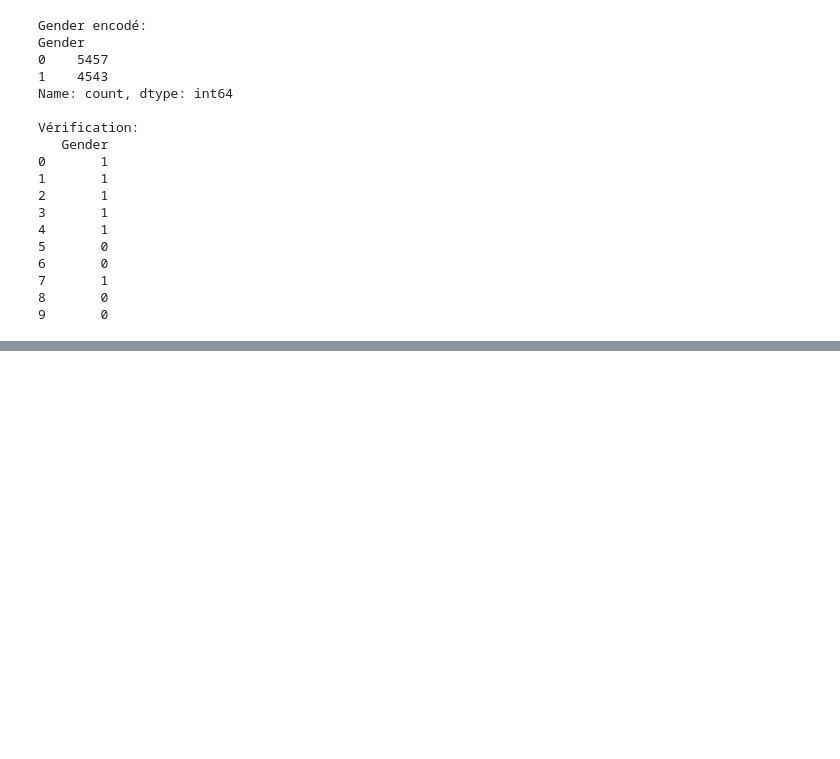
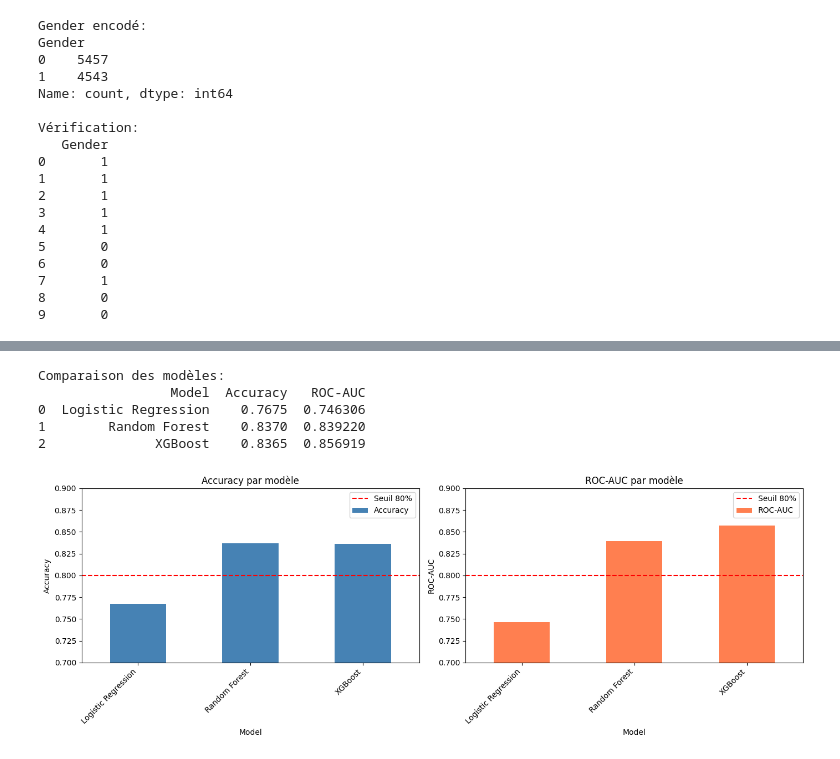
Before and after one commit to Ibrahym00/projet-data-science-fac, a Jupyter notebook: notebooks/02_preprocessing_modeling.ipynb, the cells around one changed output, grey strips where cells are left out. Cells and saved outputs as stored; diff of their text form; code cells hidden in the pictures; blank space fills up the shorter version.

Commit message:
fin modelisation

```diff
--- a/notebooks/02_preprocessing_modeling.ipynb
+++ b/notebooks/02_preprocessing_modeling.ipynb
@@ -167,0 +339,20 @@ print(df_encoded.head())
+# %%
+# Modèle 1: Logistic Regression
+print("Entraînement Logistic Regression...")
+
+lr_model = LogisticRegression(random_state=42, max_iter=1000)
+lr_model.fit(X_train_balanced, y_train_balanced)
+
+# Prédictions
+y_pred_lr = lr_model.predict(X_test)
+
+# Évaluation
+accuracy_lr = accuracy_score(y_test, y_pred_lr)
+roc_auc_lr = roc_auc_score(y_test, lr_model.predict_proba(X_test)[:, 1])
+
+print(f"\nLogistic Regression:")
+print(f"  Accuracy: {accuracy_lr:.4f}")
+print(f"  ROC-AUC: {roc_auc_lr:.4f}")
+
+print("\nClassification Report:")
+print(classification_report(y_test, y_pred_lr, target_names=['Reste (0)', 'Part (1)']))
@@ -167,0 +457,43 @@ print(df_encoded.head())
+# %%
+import pandas as pd
+
+# Créer un dataframe de comparaison
+results = pd.DataFrame({
+    'Model': ['Logistic Regression', 'Random Forest', 'XGBoost'],
+    'Accuracy': [accuracy_lr, accuracy_rf, accuracy_xgb],
+    'ROC-AUC': [roc_auc_lr, roc_auc_rf, roc_auc_xgb]
+})
+
+print("Comparaison des modèles:")
+print(results)
+
+# Graphique de comparaison
+fig, axes = plt.subplots(1, 2, figsize=(14, 5))
+
+# Graphique 1: Accuracy
+results.plot(x='Model', y='Accuracy', kind='bar', ax=axes[0], legend=False, color='steelblue')
+axes[0].set_title('Accuracy par modèle')
+axes[0].set_ylabel('Accuracy')
+axes[0].set_ylim([0.7, 0.9])
+axes[0].axhline(y=0.8, color='red', linestyle='--', label='Seuil 80%')
+axes[0].legend()
+axes[0].set_xticklabels(results['Model'], rotation=45, ha='right')
+
+# Graphique 2: ROC-AUC
+results.plot(x='Model', y='ROC-AUC', kind='bar', ax=axes[1], legend=False, color='coral')
+axes[1].set_title('ROC-AUC par modèle')
+axes[1].set_ylabel('ROC-AUC')
+axes[1].set_ylim([0.7, 0.9])
+axes[1].axhline(y=0.8, color='red', linestyle='--', label='Seuil 80%')
+axes[1].legend()
+axes[1].set_xticklabels(results['Model'], rotation=45, ha='right')
+
+plt.tight_layout()
+plt.show()
+# %% [output]
+Comparaison des modèles:
+                 Model  Accuracy   ROC-AUC
+0  Logistic Regression    0.7675  0.746306
+1        Random Forest    0.8370  0.839220
+2              XGBoost    0.8365  0.856919
+[figure, added]
```
Also changed, not shown: parts of 21 cells of this notebook.
